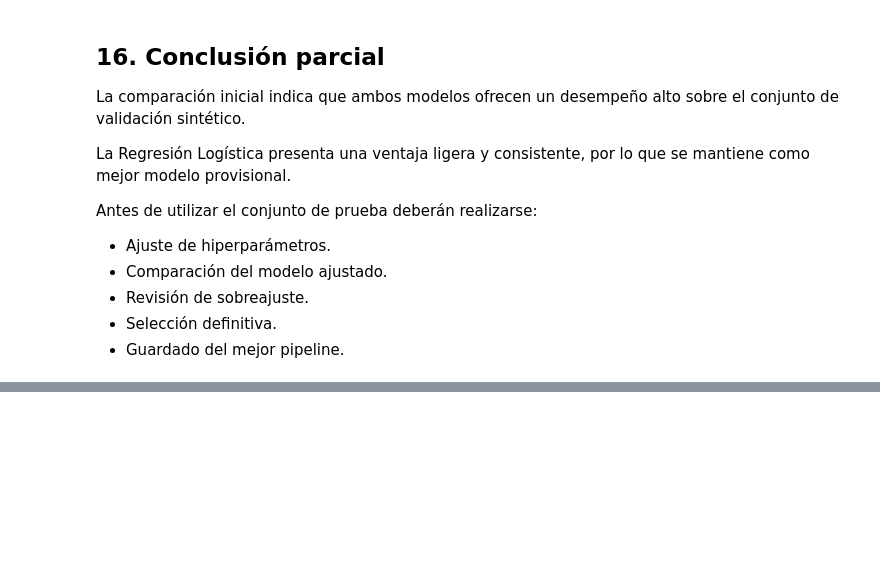
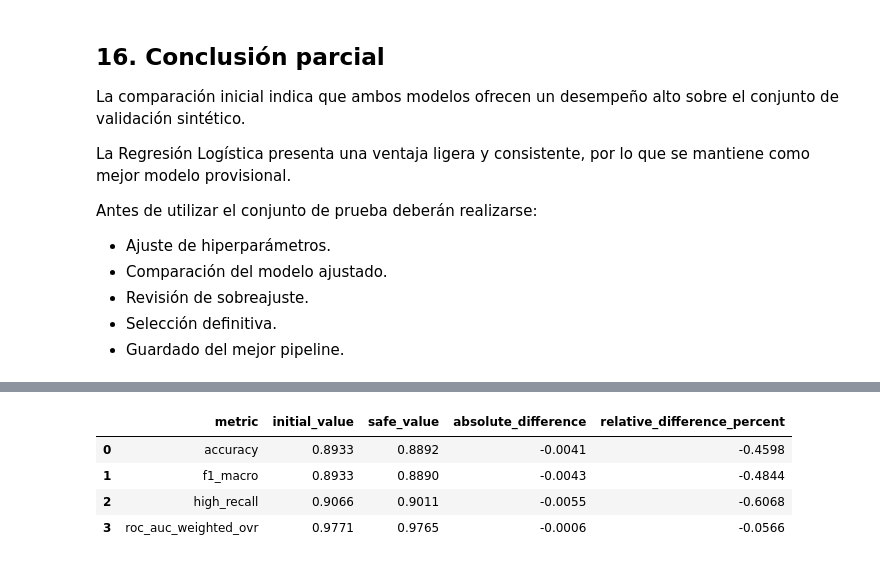
Before and after one commit to KouDionicio/9A-IDGS-ECBD-VitalMind-, a Jupyter notebook: ml-service/app/notebooks/02_risk_model_comparison.ipynb, the cells around one changed output, grey strips where cells are left out. Drawn from its saved outputs; the diff is of its cells as text; code cells hidden in the pictures; blank space fills up the shorter version.

```diff
--- a/ml-service/app/notebooks/02_risk_model_comparison.ipynb
+++ b/ml-service/app/notebooks/02_risk_model_comparison.ipynb
@@ -1585,0 +1783,41 @@ Antes de utilizar el conjunto de prueba deberán realizarse:
+# %%
+metric_differences = pd.DataFrame(
+    {
+        "metric": metric_columns,
+        "initial_value": [
+            initial_best_metrics[column]
+            for column in metric_columns
+        ],
+        "safe_value": [
+            safe_best_summary[column]
+            for column in metric_columns
+        ],
+    }
+)
+
+metric_differences[
+    "absolute_difference"
+] = (
+    metric_differences["safe_value"]
+    - metric_differences["initial_value"]
+)
+
+metric_differences[
+    "relative_difference_percent"
+] = (
+    metric_differences[
+        "absolute_difference"
+    ]
+    / metric_differences[
+        "initial_value"
+    ]
+    * 100
+)
+
+metric_differences.round(4)
+# %% [output]
+|  | metric | initial_value | safe_value | absolute_difference | relative_difference_percent |
+| 0 | accuracy | 0.8933 | 0.8892 | -0.0041 | -0.4598 |
+| 1 | f1_macro | 0.8933 | 0.8890 | -0.0043 | -0.4844 |
+| 2 | high_recall | 0.9066 | 0.9011 | -0.0055 | -0.6068 |
+| 3 | roc_auc_weighted_ovr | 0.9771 | 0.9765 | -0.0006 | -0.0566 |
```
Also changed, not shown: parts of 14 cells of this notebook.
